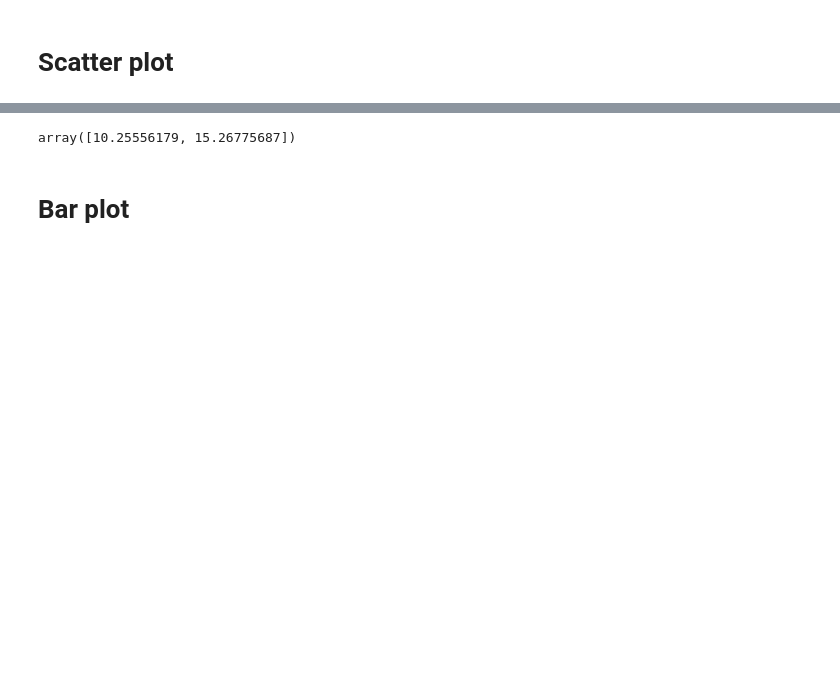
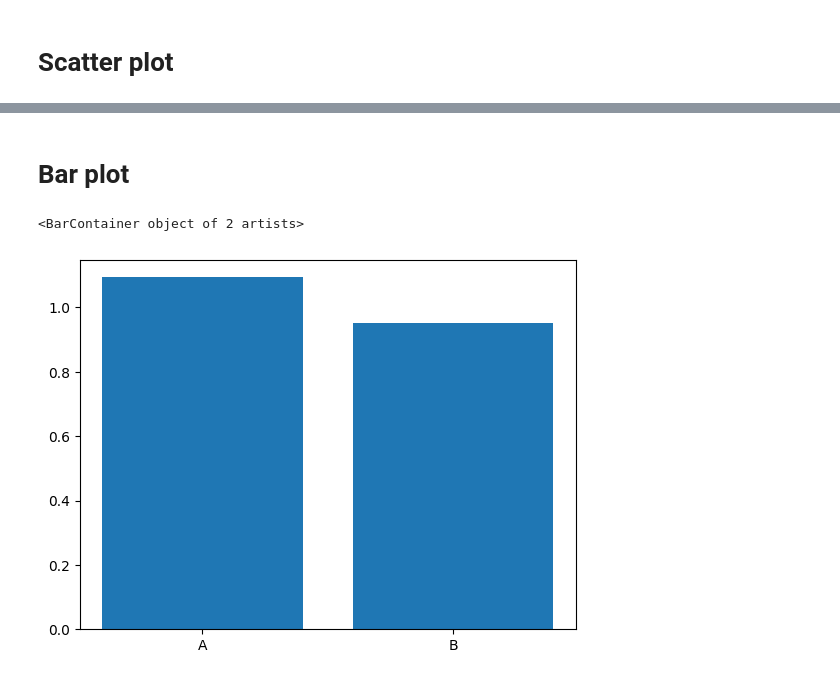
Before and after one commit to cbannard/lela60342_25-26, a Jupyter notebook: LELA30642_Week_8_DataVisualisation.ipynb, the cells around one changed output, grey strips where cells are left out. Drawn from its saved outputs; the diff is of its cells as text; code cells hidden in the pictures; blank space fills up the shorter version.

```diff
--- a/LELA30642_Week_8_DataVisualisation.ipynb
+++ b/LELA30642_Week_8_DataVisualisation.ipynb
@@ -49,7 +49,8 @@ population_means=np.array([bootstrap_mean(X.T[0],2500),bootstrap_mean(X.T[1],250
-# %%
-np.max(population_means,1)
-# %% [output]
-array([10.25556179, 15.26775687])
 # %% [markdown]
 # Bar plot
+# %%
+plt.bar(["A","B"], np.mean(X.T,1))
+# %% [output]
+<BarContainer object of 2 artists>
+[figure, added]
 # %%
```
Also changed, not shown: parts of 31 cells of this notebook.
